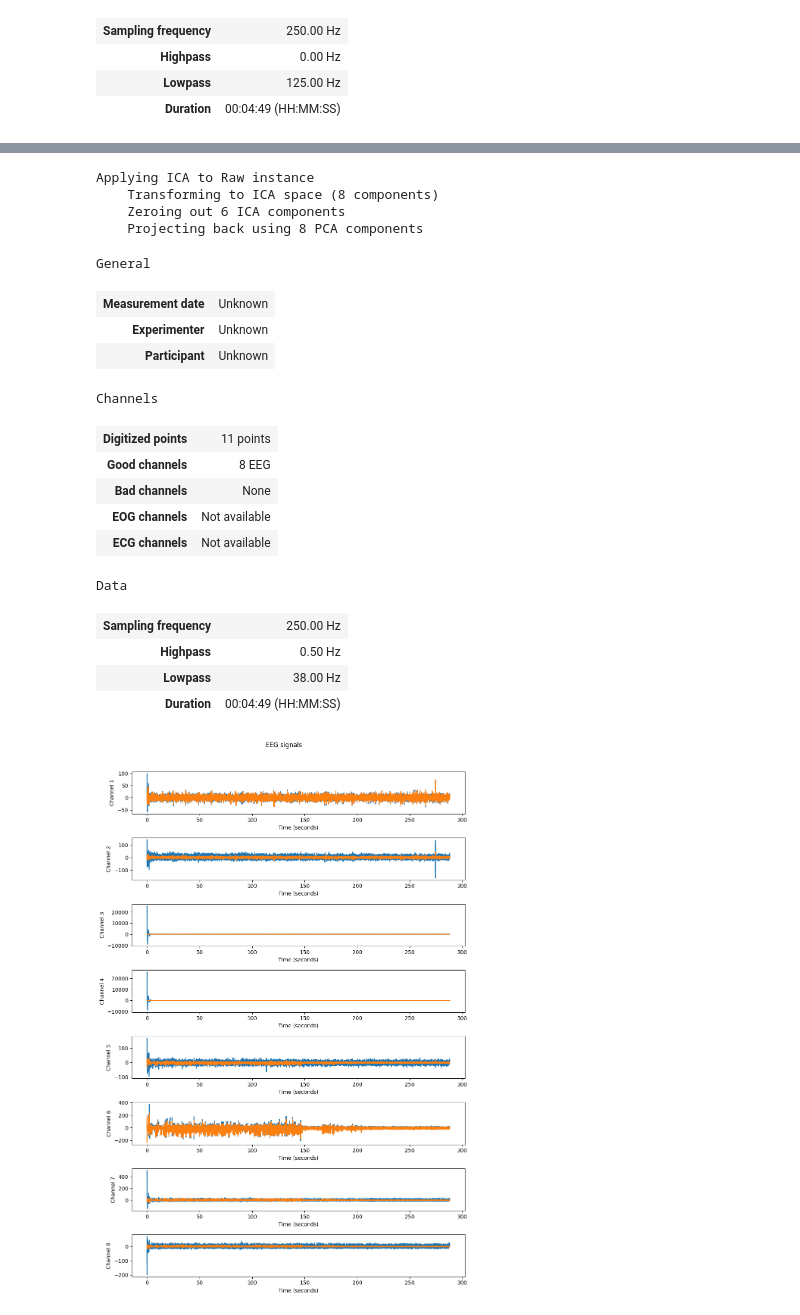
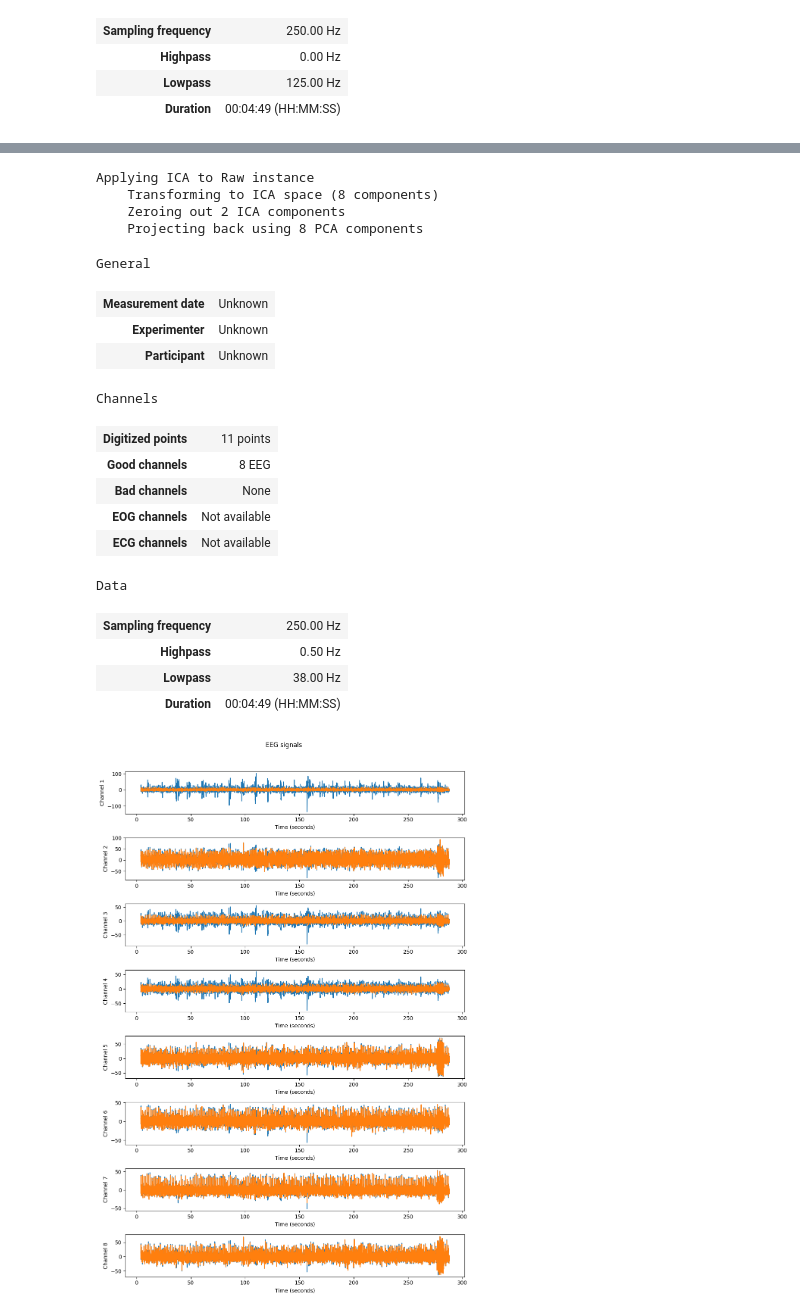
Before and after one commit to ValentijnBakkum/EEGcontroller, a Jupyter notebook: MeasurementSubgroup/MNE_raw/MNE_test.ipynb, the cells around one changed output, grey strips where cells are left out. Drawn from its saved outputs; the diff is of its cells as text; code cells hidden in the pictures.

```diff
--- a/MeasurementSubgroup/MNE_raw/MNE_test.ipynb
+++ b/MeasurementSubgroup/MNE_raw/MNE_test.ipynb
@@ -47,4 +47,5 @@ filename_list = [
 # Select file from measurement
 # Change next to lines if needed
 path = "C:/Users/JackC/Documents/GitHub/EEGcontroller/MeasurementSubgroup/Our_measurements/Measurement_prompt/"
-filename = filename_list[5]
+filename = filename_list[-3]
+print(filename)
@@ -236,27 +239,28 @@ for exclude_index in range(8):
             min1 = np.min(signal1)
             min2 = np.min(signal2)
 
+            # calculate variance
             vars1 = np.var(signal1)
             vars2 = np.var(signal2)
 
-            print(vars1, vars2)
+            # calculate standard deviation
+            std1 = np.std(signal1)
+            std2 = np.std(signal2)
 
-            # # # Calculate the difference betweeen man and min of both signals
+            print(std1)
+
+            # # Calculate the difference betweeen man and min of both signals
             dif1 = max1 - min1
             dif2 = max2 - min2
 
             # # Append to list
             # dif_l1.append(dif2-dif1)
 
-            # if vars2 * 2 < vars1:
-            #     bad_channels_l.append(i)
-
-            if (dif2 - dif1) > 50:
+            # use combination of amplitude difference, variance difference and sd difference to determine faulty channels
+            if std1 - std2 > 9 or dif2*3.5 < dif1 or dif1 - dif2 > 200 and std2 >20:
                 bad_channels_l.append(i)
 
-        # bad_channels = [i for i, value in enumerate(dif_l1) if value > 30]
-        # if len(bad_channels) > 0:
-        #     bad_channels_l.append(i)
+        print("\n")
 
     # # plot the original and ICA filtered signal
     # x1 = np.linspace(0, end/fs, end, endpoint=True)
@@ -305,7 +309,7 @@ ica.apply(reconst_raw)
 # %% [output]
 Applying ICA to Raw instance
     Transforming to ICA space (8 components)
-    Zeroing out 6 ICA components
+    Zeroing out 2 ICA components
     Projecting back using 8 PCA components
 General
 | Measurement date | Unknown |
@@ -325,25 +329,25 @@ Data
 # %%
 # Transpose to recreate the original shape
 raw_array = raw[:][0].T
 reconst_raw_array = reconst_raw[:][0].T
 
 # plot the original and ICA filtered signal
 x1 = np.linspace(0, end/fs, end, endpoint=True)
 
 fig, axs = plt.subplots(8, figsize=(10 , 15))
 fig.suptitle('EEG signals')
 for i in range(8):
-    # axs[i].plot(x1[1000:],raw_array[1000:,i])
-    # axs[i].plot(x1[1000:],reconst_raw_array[1000:,i])
-    axs[i].plot(x1[:],raw_array[:,i])
-    axs[i].plot(x1[:],reconst_raw_array[:,i])
+    axs[i].plot(x1[1000:],raw_array[1000:,i])
+    axs[i].plot(x1[1000:],reconst_raw_array[1000:,i])
+    # axs[i].plot(x1[:],raw_array[:,i])
+    # axs[i].plot(x1[:],reconst_raw_array[:,i])
     axs[i].set_xlabel('Time (seconds)')
     axs[i].set_ylabel(f'Channel {i+1}')
 
 plt.tight_layout(rect=[0, 0, 1, 0.96])  # Adjust layout to fit title
 plt.show()
 # %% [output]
-[figure, old version]
+[figure, new version]
 # %%
 # Convert ICA signal to csv file and add columns which were removed before ICA
 ICA_data = pd.DataFrame(reconst_raw_array)
```
Also changed, not shown: parts of 6 cells of this notebook, 27 other files.
